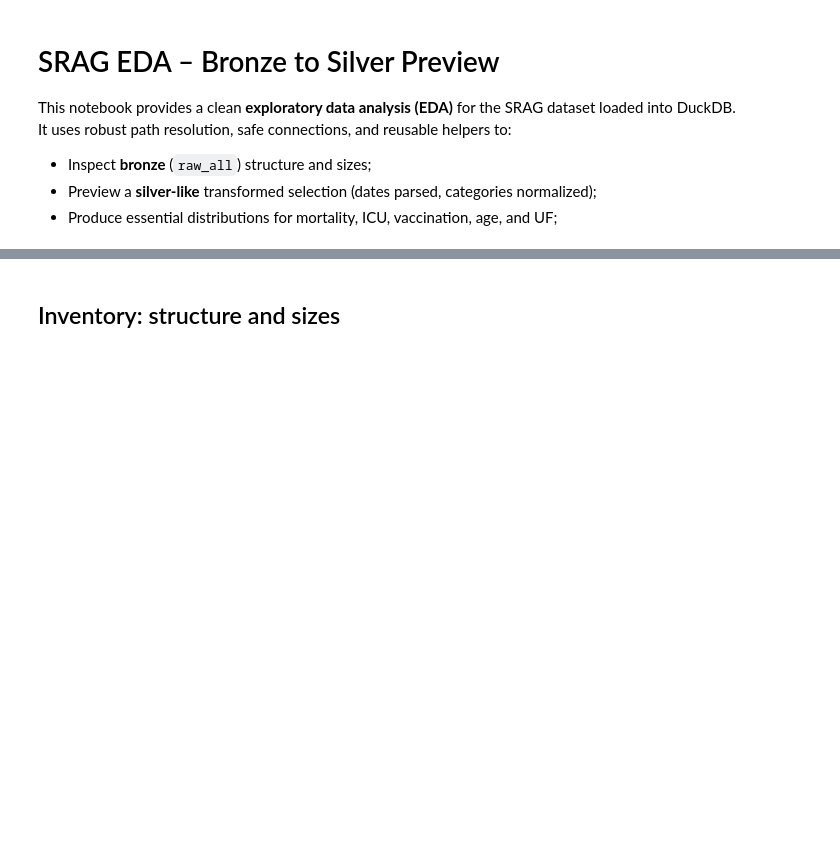
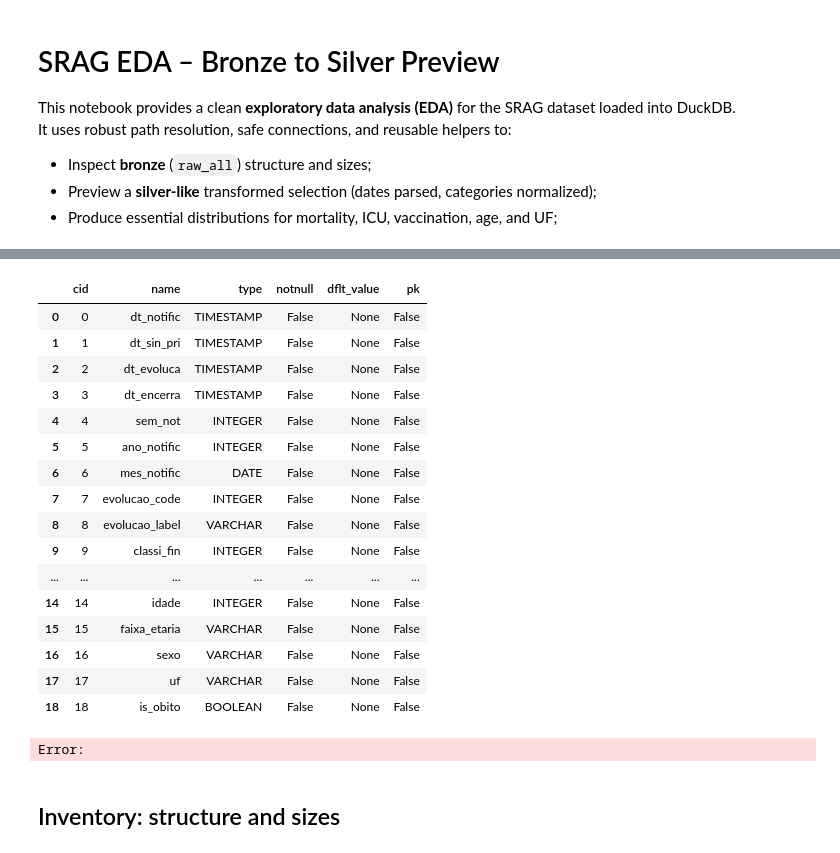
Before and after one commit to Ziolli/Case-Indicium, a Jupyter notebook: notebooks/bronze_eda.ipynb, the cells around one changed output, grey strips where cells are left out. Saved outputs shown, nothing was run; the diff lists cells and outputs as text; code cells hidden in the pictures; blank space fills up the shorter version.

Commit message:
Feat: Silver + Gold Stage + View + Refactoring

```diff
--- a/notebooks/eda.ipynb
+++ b/notebooks/bronze_eda.ipynb
@@ -136,3 +137,26 @@ DuckDB path : /home/ziolli/Área de trabalho/Case-Indicium/data/srag.duckdb
+# %%
+
+# Table schema
+run_sql_df(con, "PRAGMA table_info('silver_cases')")
+# %% [output]
+|  | cid | name | type | notnull | dflt_value | pk |
+| 0 | 0 | dt_notific | TIMESTAMP | False | None | False |
+| 1 | 1 | dt_sin_pri | TIMESTAMP | False | None | False |
+| 2 | 2 | dt_evoluca | TIMESTAMP | False | None | False |
+| 3 | 3 | dt_encerra | TIMESTAMP | False | None | False |
+| 4 | 4 | sem_not | INTEGER | False | None | False |
+| 5 | 5 | ano_notific | INTEGER | False | None | False |
+| 6 | 6 | mes_notific | DATE | False | None | False |
+| 7 | 7 | evolucao_code | INTEGER | False | None | False |
+| 8 | 8 | evolucao_label | VARCHAR | False | None | False |
+| 9 | 9 | classi_fin | INTEGER | False | None | False |
+| ... | ... | ... | ... | ... | ... | ... |
+| 14 | 14 | idade | INTEGER | False | None | False |
+| 15 | 15 | faixa_etaria | VARCHAR | False | None | False |
+| 16 | 16 | sexo | VARCHAR | False | None | False |
+| 17 | 17 | uf | VARCHAR | False | None | False |
+| 18 | 18 | is_obito | BOOLEAN | False | None | False |
+Error:
 # %% [markdown]
 ## Inventory: structure and sizes
 # %%
```
Also changed, not shown: parts of 2 cells of this notebook, 16 other files.
